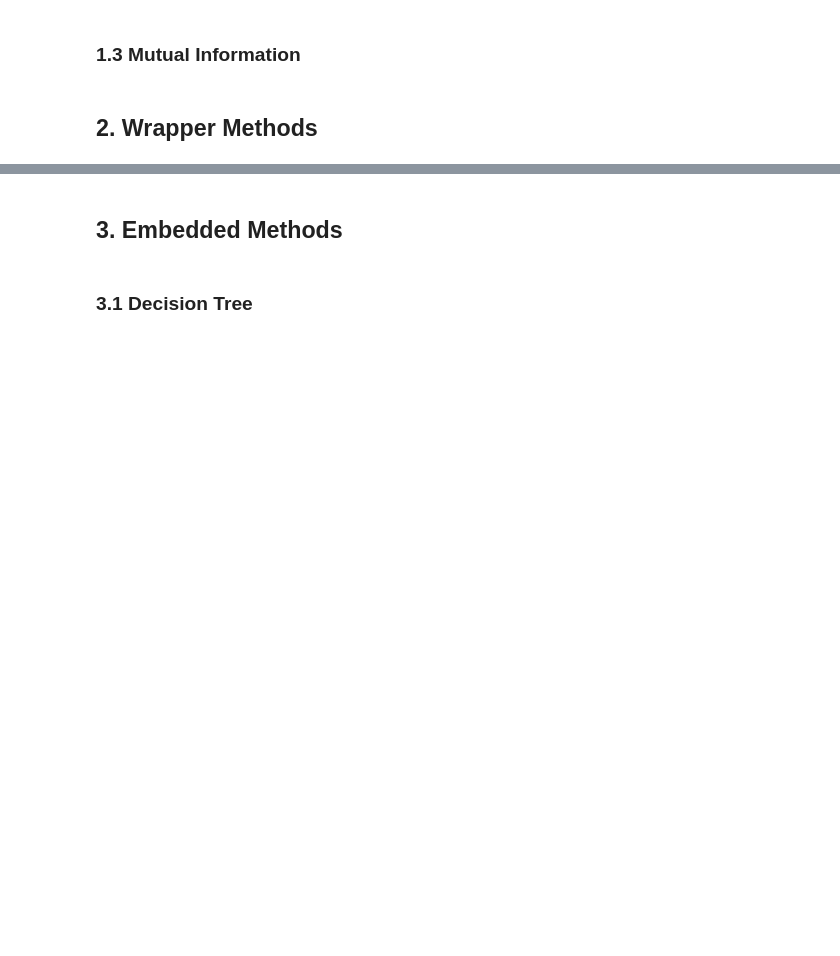
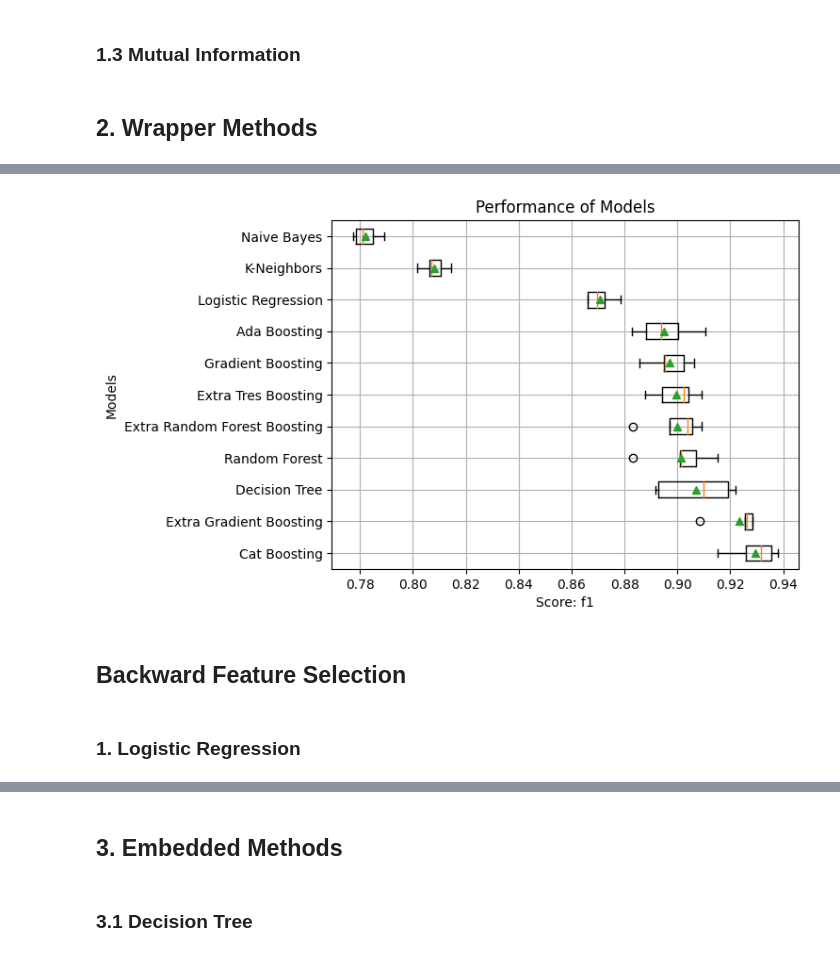
Before and after one commit to Rahul-404/heart-stroke-prediction, a Jupyter notebook: notebooks/05_Feature_Selection.ipynb, the cells around one changed output, grey strips where cells are left out. Drawn from its saved outputs; the diff is of its cells as text; code cells hidden in the pictures; blank space fills up the shorter version.

Commit message:
added: feature selection notebook

```diff
--- a/notebooks/05_Feature_Selection.ipynb
+++ b/notebooks/05_Feature_Selection.ipynb
@@ -963,0 +1103,3 @@ pd.DataFrame(backward_model_report).sort_values(by="mean_f1", ascending=False)
+# %%
+XGB_model_report = wrapper_ffs_obj.directional_feature_selection(["XGB"], True)
+XGB_model_report
@@ -963,0 +1117,3 @@ pd.DataFrame(backward_model_report).sort_values(by="mean_f1", ascending=False)
+# %%
+XGRFB_model_report = wrapper_ffs_obj.directional_feature_selection(["XGRFB"], True)
+XGRFB_model_report
@@ -963,0 +1133,3 @@ pd.DataFrame(backward_model_report).sort_values(by="mean_f1", ascending=False)
+# %%
+CB_model_report = wrapper_ffs_obj.directional_feature_selection(["CB"], True)
+CB_model_report
@@ -963,0 +1147,22 @@ pd.DataFrame(backward_model_report).sort_values(by="mean_f1", ascending=False)
+# %%
+ffs_models_report = wrapper_ffs_obj.get_scores(
+    pd.concat(
+    [
+        pd.DataFrame(LR_model_report),
+        pd.DataFrame(NB_model_report),
+        # pd.DataFrame(SVM_model_report),
+        pd.DataFrame(KNN_model_report),
+        pd.DataFrame(DT_model_report),
+        pd.DataFrame(RF_model_report),
+        pd.DataFrame(GB_model_report),
+        pd.DataFrame(AB_model_report),
+        pd.DataFrame(ETC_model_report),
+        pd.DataFrame(XGB_model_report),
+        pd.DataFrame(XGRFB_model_report),
+        pd.DataFrame(CB_model_report)
+    ],
+    axis=0
+).reset_index(
+    drop=True
+)
+)
@@ -963,0 +1184,6 @@ pd.DataFrame(backward_model_report).sort_values(by="mean_f1", ascending=False)
+# %%
+wrapper_ffs_obj.box_plot(ffs_models_report['model_name'].to_list(), ffs_models_report['cv_scores'].to_list())
+# %% [output]
+[figure, added]
+# %% [markdown]
+## Backward Feature Selection
@@ -963,0 +1200,2 @@ pd.DataFrame(backward_model_report).sort_values(by="mean_f1", ascending=False)
+# %% [markdown]
+### 1. Logistic Regression
```
Also changed, not shown: parts of 134 cells of this notebook.
